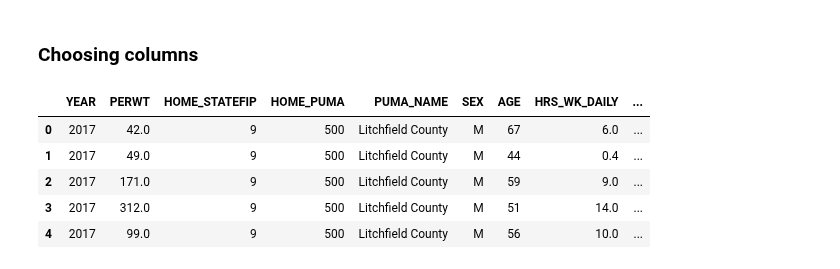
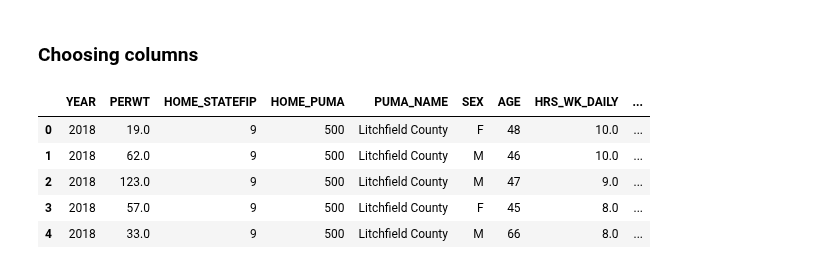
Before and after one commit to BNewborn/mobility-electrification, a Jupyter notebook: 01_DataExploration_and_Engineering/06_IPUMS_DataCleaning_Disaggregated.ipynb, the cells around one changed output. Cells and saved outputs as stored; diff of their text form; code cells hidden in the pictures.

```diff
--- a/01_DataExploration_and_Engineering/06_IPUMS_DataCleaning_Disaggregated.ipynb
+++ b/01_DataExploration_and_Engineering/06_IPUMS_DataCleaning_Disaggregated.ipynb
@@ -93,7 +97,12 @@ ipums_df_WorksNYS['commute_dir'] = 'in'
 ipums_df_NY_Res['commute_dir'] = 'out'
 
 ipums_df = pd.concat([ipums_df_WorksNYS,ipums_df_NY_Res])
+
+### Added April 24 - REMOVING 2017, Industry+Occupation codes changed in 17/18, so they arent consistent.
+### Removing for now. Can always try to re-marry later if we need/want to
+ipums_df=ipums_df[ipums_df['YEAR']>2017]
 ipums_df.reset_index(inplace=True)
+print(len(ipums_df),'rows in ipums_df overall')
 ipums_df.groupby(by=["YEAR",'commute_dir']).agg({"PERWT":'sum'})
 
 ### Looks good
@@ -106,3 +114,25 @@ ipums_df.groupby(by=["YEAR",'commute_dir']).agg({"PERWT":'sum'})
 |  | out | 137391.0 |
 | 2019 | in | 2671634.0 |
 |  | out | 122621.0 |
+# %%
+ipums_df = ipums_df.merge(right=occupation_df,left_on='OCC',right_on='2018_Occupation_Code_Census',how='left').drop("2018_Occupation_Code_SOC",axis=1)
+
+ipums_df = ipums_df.merge(right=industry_df,left_on='IND',right_on='2018_Industry_Code_Census',how='left').drop("2018_Industry_Code_NAICS",axis=1)
+
+# ipums_df.drop(["OCC","2018_Occupation_Code_Census","IND","2018_Industry_Code_Census"],axis=1,inplace=True)
+
+# ipums_df
+# %%
+### Check new industry/occupation data join
+print(len(ipums_df[ipums_df['OCC'].isna()]), len(ipums_df[ipums_df['Occupation_Description'].isna()]))
+      #will fill with "missing_occupation"
+
+print(len(ipums_df[ipums_df['IND'].isna()]), len(ipums_df[ipums_df['Industry_Description'].isna()]))
+print(len(ipums_df[ipums_df['IND'].isna()]), len(ipums_df[ipums_df['Industry_Category'].isna()]))
+
+ipums_df['Occupation_Description'].fillna("missing_occupation",inplace=True)
+ipums_df['Industry_Description'].fillna("missing_industry_description",inplace=True)
+ipums_df['Industry_Category'].fillna("missing_industry_category",inplace=True)
+
+ipums_df.groupby(by=['YEAR','Occupation_Description']).agg({"PERWT":"sum"}).sort_values(by='PERWT',ascending=False)
+ipums_df.groupby(by=['YEAR','Industry_Category']).agg({"PERWT":"sum"}).sort_values(by='PERWT',ascending=False)
@@ -138,3 +190,9 @@ ipums_df['HRS_WK_DAILY'] = ipums_df['UHRSWORK']/5
 ### Create Hourly Columns from Departs/Arrives times
 ipums_df["DEPARTS_HOUR"] = ipums_df["DEPARTS"]//100
 ipums_df["ARRIVES_HOUR"] = ipums_df["ARRIVES"]//100
+
+### Vehicles
+ipums_df['VEHICLE_AVAILBLE'] = ipums_df['VEHICLES'].apply(lambda x: 0 if x==0 or x==9 else 1)
+
+### Adding PUMA_KEY as per team's request
+ipums_df['PUMA_KEY'] = ipums_df['STATEFIP'].astype(str).str.zfill(2)+"__"+ipums_df['PUMA'].astype(str).str.zfill(4)
@@ -173,44 +234,50 @@ len(ipums_df) #matches above - good
 health_cols = ['DIFFREM','DIFFPHYS','DIFFMOB','DIFFCARE','DIFFSENS','DIFFEYE','DIFFHEAR']
 other_columns_use = ["YEAR","PERWT","STATEFIP","PUMA",'PUMA_NAME',"SEX","AGE",'HRS_WK_DAILY'\
                      ,'INCTOT','TRANWORK_DESC','TRANWORK_HBDMATCH','OWNERSHP_LABEL'\
-                    ,'RACE_LABEL','EDUC_LABEL','DEPARTS_HOUR','ARRIVES_HOUR','commute_dir']
+                    ,'RACE_LABEL','EDUC_LABEL','DEPARTS_HOUR','ARRIVES_HOUR','commute_dir','VEHICLE_AVAILBLE'\
+                     ,"Occupation_Description","Industry_Category","Industry_Description","PUMA_KEY"]
 columns_use = other_columns_use+health_cols
 
 rename_dict = {
      "YEAR":"YEAR"
     ,"PERWT":"PERWT"
     ,"STATEFIP":"HOME_STATEFIP"
     ,"PUMA":"HOME_PUMA"
     ,'PUMA_NAME':"PUMA_NAME"
     ,"SEX":"SEX"
     ,"AGE":"AGE"
     ,'HRS_WK_DAILY':'HRS_WK_DAILY'
     ,'INCTOT':"TOTAL_PERSONAL_INCOME"
     ,'TRANWORK_DESC':"MODE_TRANSP_TO_WORK"
     ,'TRANWORK_HBDMATCH':"MODE_TRANSP_TO_WORK_HBDMATCH"
     ,'OWNERSHP_LABEL':"HOMEOWNER_LABEL"
     ,'RACE_LABEL':"RACE_LABEL"
     ,'EDUC_LABEL':"EDUC_LABEL"
     ,'DEPARTS_HOUR':"DEPARTS_FOR_WORK_HOUR"
     ,'ARRIVES_HOUR':"ARRIVES_AT_WORK_HOUR"
     ,'commute_dir' :"COMMUTE_DIRECTION_MANHATTAN"
     ,'DIFFREM':"COGNITIVE_DIFFICULTY"
     ,'DIFFPHYS':"AMBULATORY_DIFFICULTY"
     ,'DIFFMOB':"IND_LIVING_DIFFICULTY"
     ,'DIFFCARE':"SELFCARE_DIFFICULTY"
     ,'DIFFSENS':"VISION_OR_HEARING_DIFFICULTY"
     ,'DIFFEYE':"VISION_DIFFICULTY"
     ,'DIFFHEAR':"HEARING_DIFFICULTY"
+    ,'VEHICLE_AVAILBLE':"VEHICLE_AVAILABLE"
+    ,"Occupation_Description":"OCC_DESCRIPTION"
+    ,"Industry_Category":"IND_CAT"
+    ,"Industry_Description":"IND_DESCRIPTION"
+    ,"PUMA_KEY":"PUMA_KEY"
 }
 ipums_save_df = ipums_df[columns_use].rename(rename_dict,axis=1)
 ipums_save_df.head(5)
 # %% [output]
 |  | YEAR | PERWT | HOME_STATEFIP | HOME_PUMA | PUMA_NAME | SEX | AGE | HRS_WK_DAILY | ... |
-| 0 | 2017 | 42.0 | 9 | 500 | Litchfield County | M | 67 | 6.0 | ... |
-| 1 | 2017 | 49.0 | 9 | 500 | Litchfield County | M | 44 | 0.4 | ... |
-| 2 | 2017 | 171.0 | 9 | 500 | Litchfield County | M | 59 | 9.0 | ... |
-| 3 | 2017 | 312.0 | 9 | 500 | Litchfield County | M | 51 | 14.0 | ... |
-| 4 | 2017 | 99.0 | 9 | 500 | Litchfield County | M | 56 | 10.0 | ... |
+| 0 | 2018 | 19.0 | 9 | 500 | Litchfield County | F | 48 | 10.0 | ... |
+| 1 | 2018 | 62.0 | 9 | 500 | Litchfield County | M | 46 | 10.0 | ... |
+| 2 | 2018 | 123.0 | 9 | 500 | Litchfield County | M | 47 | 9.0 | ... |
+| 3 | 2018 | 57.0 | 9 | 500 | Litchfield County | F | 45 | 8.0 | ... |
+| 4 | 2018 | 33.0 | 9 | 500 | Litchfield County | M | 66 | 8.0 | ... |
 # %%
 ipums_save_df.groupby(by=["YEAR",'COMMUTE_DIRECTION_MANHATTAN']).agg({"PERWT":'sum'})  #looks good
 # %% [output]
```
Also changed, not shown: parts of 10 cells of this notebook, 3 other files.
